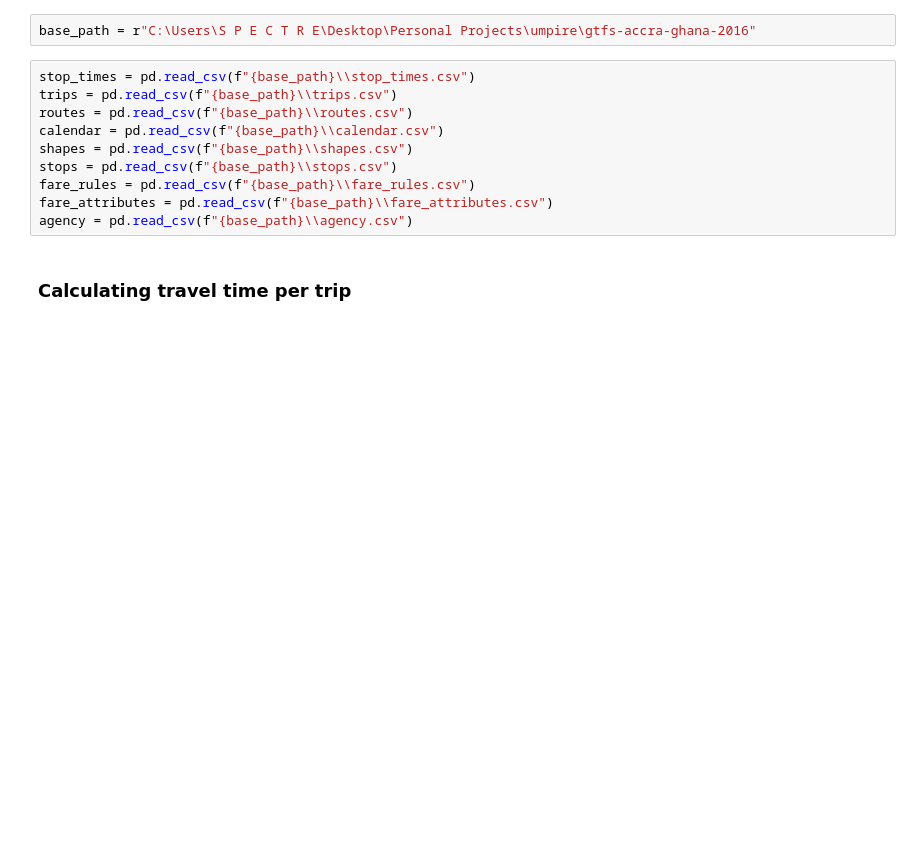
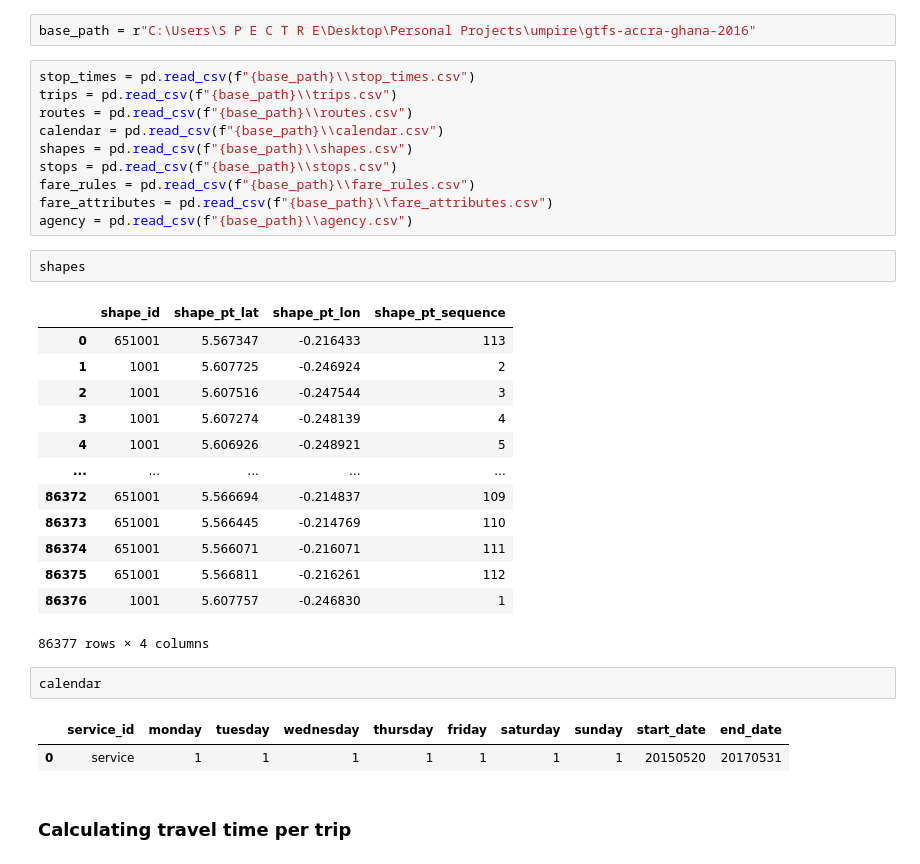
Before and after one commit to adobea-dev/umpire, a Jupyter notebook: Travel time prediction.ipynb, the cells around one changed output. Saved outputs shown, nothing was run; the diff lists cells and outputs as text; blank space fills up the shorter version.

```diff
--- a/Travel time prediction.ipynb
+++ b/Travel time prediction.ipynb
@@ -19,6 +34,27 @@ stops = pd.read_csv(f"{base_path}\\stops.csv")
 fare_rules = pd.read_csv(f"{base_path}\\fare_rules.csv")
 fare_attributes = pd.read_csv(f"{base_path}\\fare_attributes.csv")
 agency = pd.read_csv(f"{base_path}\\agency.csv")
+# %%
+shapes
+# %% [output]
+|  | shape_id | shape_pt_lat | shape_pt_lon | shape_pt_sequence |
+| 0 | 651001 | 5.567347 | -0.216433 | 113 |
+| 1 | 1001 | 5.607725 | -0.246924 | 2 |
+| 2 | 1001 | 5.607516 | -0.247544 | 3 |
+| 3 | 1001 | 5.607274 | -0.248139 | 4 |
+| 4 | 1001 | 5.606926 | -0.248921 | 5 |
+| ... | ... | ... | ... | ... |
+| 86372 | 651001 | 5.566694 | -0.214837 | 109 |
+| 86373 | 651001 | 5.566445 | -0.214769 | 110 |
+| 86374 | 651001 | 5.566071 | -0.216071 | 111 |
+| 86375 | 651001 | 5.566811 | -0.216261 | 112 |
+| 86376 | 1001 | 5.607757 | -0.246830 | 1 |
+86377 rows × 4 columns
+# %%
+calendar
+# %% [output]
+|  | service_id | monday | tuesday | wednesday | thursday | friday | saturday | sunday | start_date | end_date |
+| 0 | service | 1 | 1 | 1 | 1 | 1 | 1 | 1 | 20150520 | 20170531 |
 # %% [markdown]
 ### Calculating travel time per trip
 # %%
```
Also changed, not shown: parts of 19 cells of this notebook.
